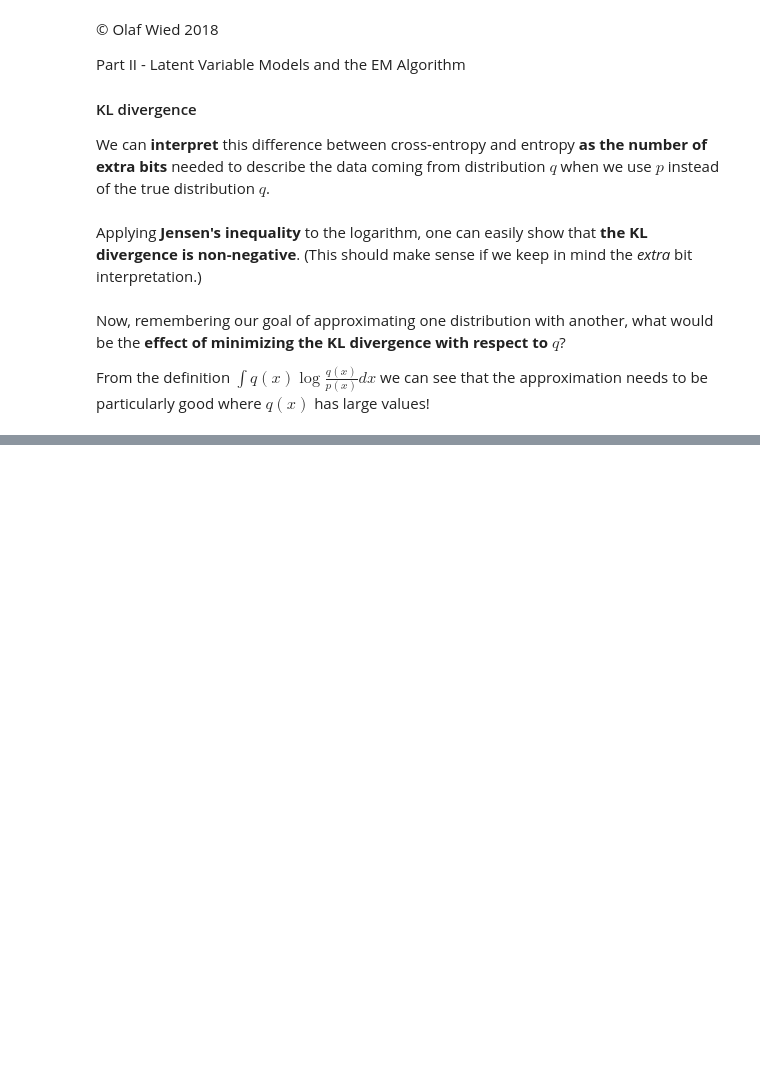
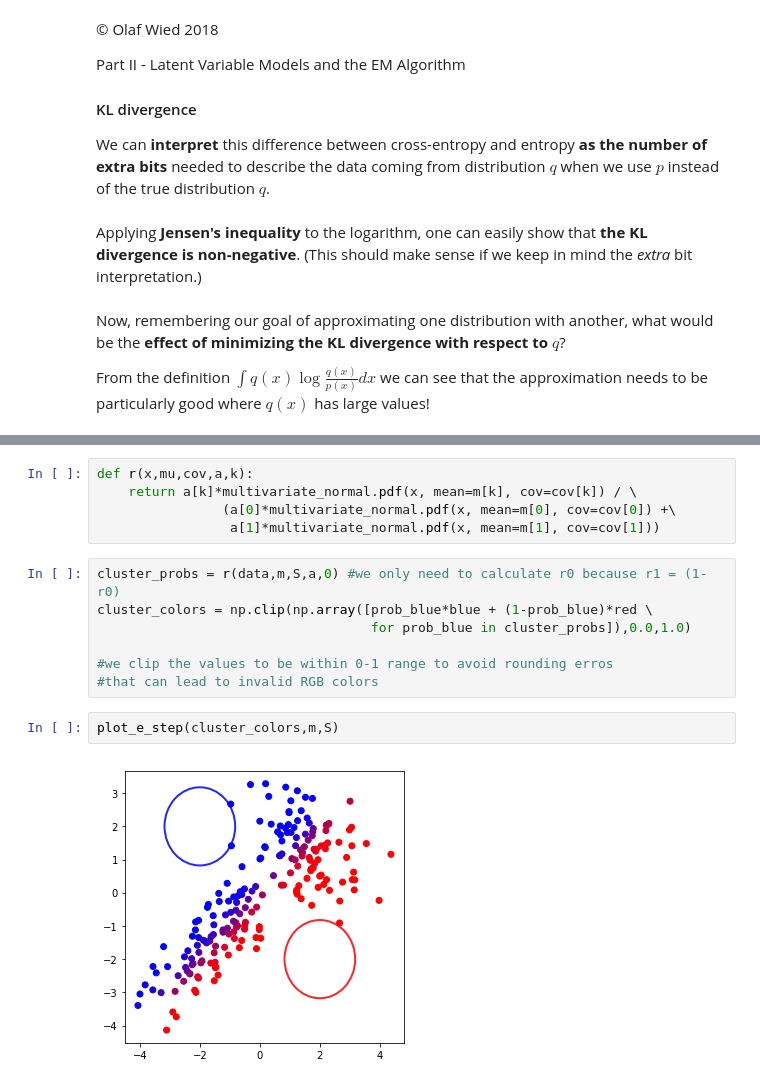
Before and after one commit to olafwied/AdvBayes-Course, a Jupyter notebook: Advanced Bayes - Course Materials.ipynb, the cells around one changed output, grey strips where cells are left out. Drawn from its saved outputs; the diff is of its cells as text; blank space fills up the shorter version.

```diff
--- a/Advanced Bayes - Course Materials.ipynb
+++ b/Advanced Bayes - Course Materials.ipynb
@@ -505,0 +750,16 @@ Part II - Latent Variable Models and the EM Algorithm
+# %%
+def r(x,mu,cov,a,k):
+    return a[k]*multivariate_normal.pdf(x, mean=m[k], cov=cov[k]) / \
+                (a[0]*multivariate_normal.pdf(x, mean=m[0], cov=cov[0]) +\
+                 a[1]*multivariate_normal.pdf(x, mean=m[1], cov=cov[1]))
+# %%
+cluster_probs = r(data,m,S,a,0) #we only need to calculate r0 because r1 = (1-r0)
+cluster_colors = np.clip(np.array([prob_blue*blue + (1-prob_blue)*red \
+                                   for prob_blue in cluster_probs]),0.0,1.0)
+
+#we clip the values to be within 0-1 range to avoid rounding erros
+#that can lead to invalid RGB colors
+# %%
+plot_e_step(cluster_colors,m,S)
+# %% [output]
+[figure, added]
```
Also changed, not shown: parts of 34 cells of this notebook.
